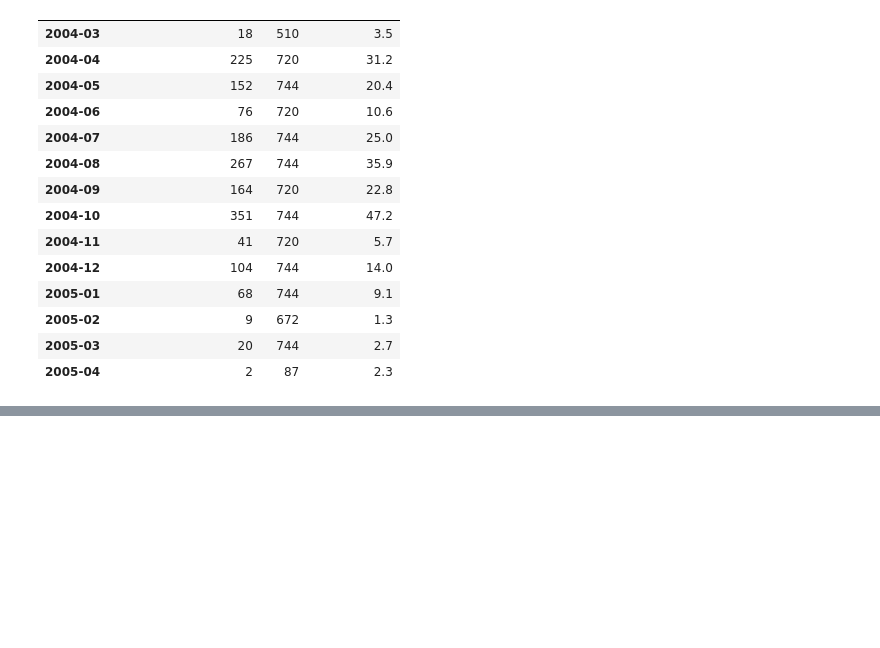
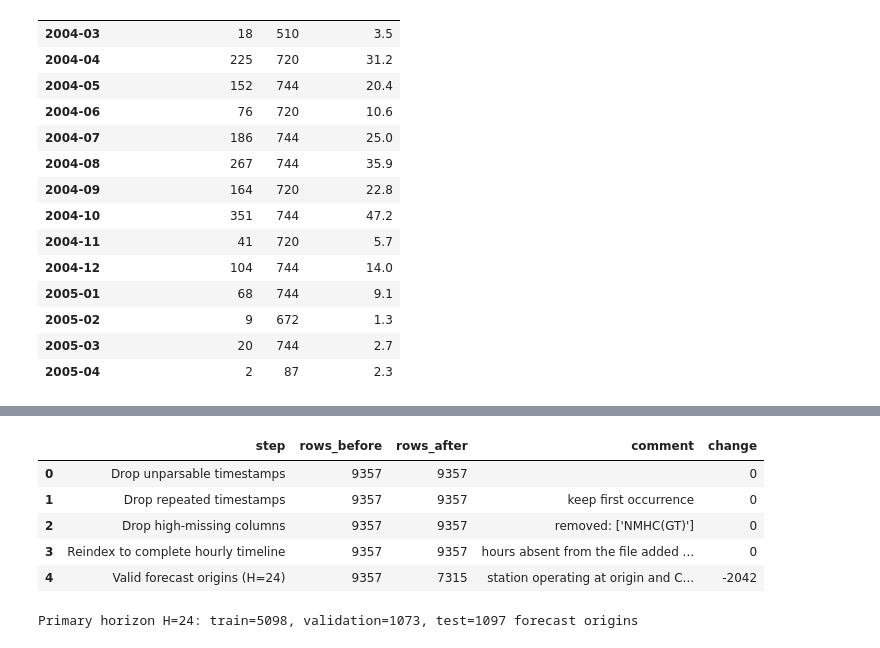
Before and after one commit to arielsharonferdinandus/AirQualityCO_PredictiveAnalytics, a Jupyter notebook: AirQualityCO_PredictiveAnalytics.ipynb, the cells around one changed output, grey strips where cells are left out. Cells and saved outputs as stored; diff of their text form; code cells hidden in the pictures; blank space fills up the shorter version.

```diff
--- a/AirQualityCO_PredictiveAnalytics.ipynb
+++ b/AirQualityCO_PredictiveAnalytics.ipynb
@@ -941,0 +979,18 @@ Final modelling table: 7344 rows, from 2004-03-10 18:00:00 to 2005-04-04 14:00:0
+# %%
+# Targets for the primary horizon (same splits for every model => fair comparison)
+y_train = targets[PRIMARY_H].loc[train_idx]
+y_val = targets[PRIMARY_H].loc[val_idx]
+y_test = targets[PRIMARY_H].loc[test_idx]
+
+prep_log_df = pd.DataFrame(prep_log, columns=['step', 'rows_before', 'rows_after', 'comment'])
+prep_log_df['change'] = prep_log_df['rows_after'] - prep_log_df['rows_before']
+display(prep_log_df)
+print(f'Primary horizon H={PRIMARY_H}: train={len(y_train)}, validation={len(y_val)}, test={len(y_test)} forecast origins')
+# %% [output]
+|  | step | rows_before | rows_after | comment | change |
+| 0 | Drop unparsable timestamps | 9357 | 9357 |  | 0 |
+| 1 | Drop repeated timestamps | 9357 | 9357 | keep first occurrence | 0 |
+| 2 | Drop high-missing columns | 9357 | 9357 | removed: ['NMHC(GT)'] | 0 |
+| 3 | Reindex to complete hourly timeline | 9357 | 9357 | hours absent from the file added ... | 0 |
+| 4 | Valid forecast origins (H=24) | 9357 | 7315 | station operating at origin and C... | -2042 |
+Primary horizon H=24: train=5098, validation=1073, test=1097 forecast origins
```
Also changed, not shown: parts of 43 cells of this notebook.
